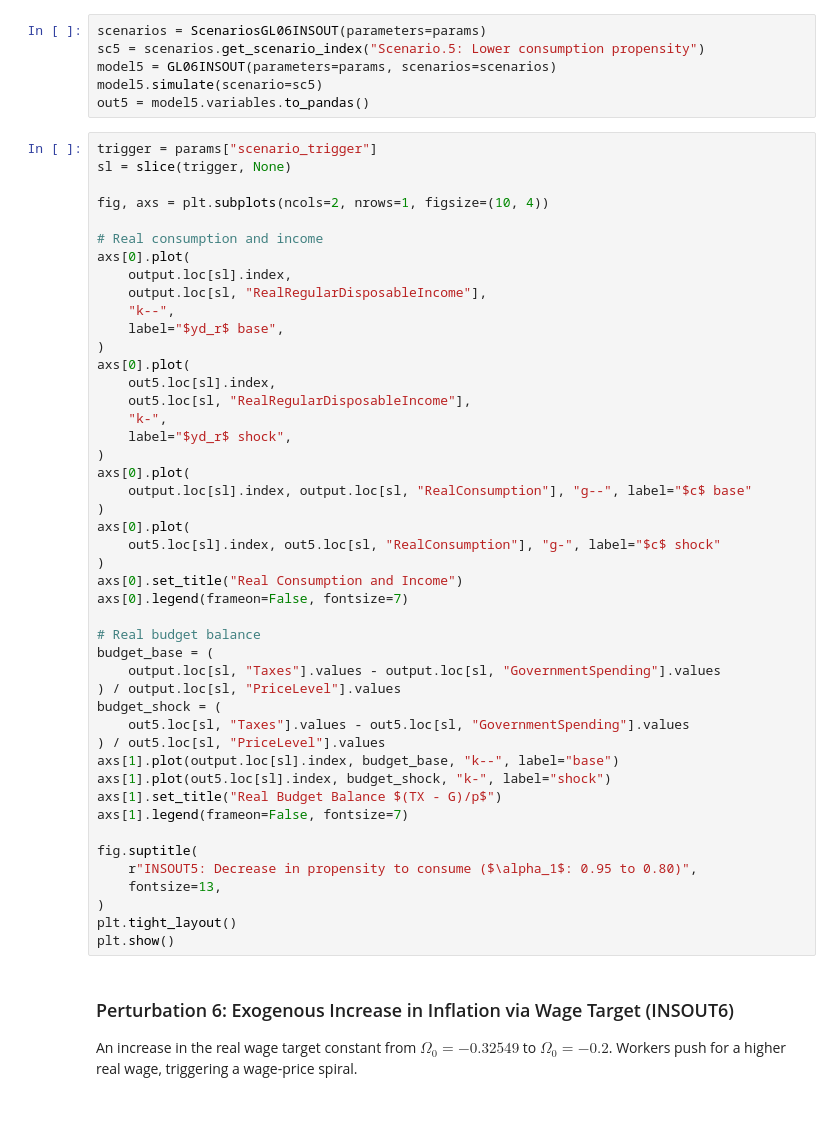
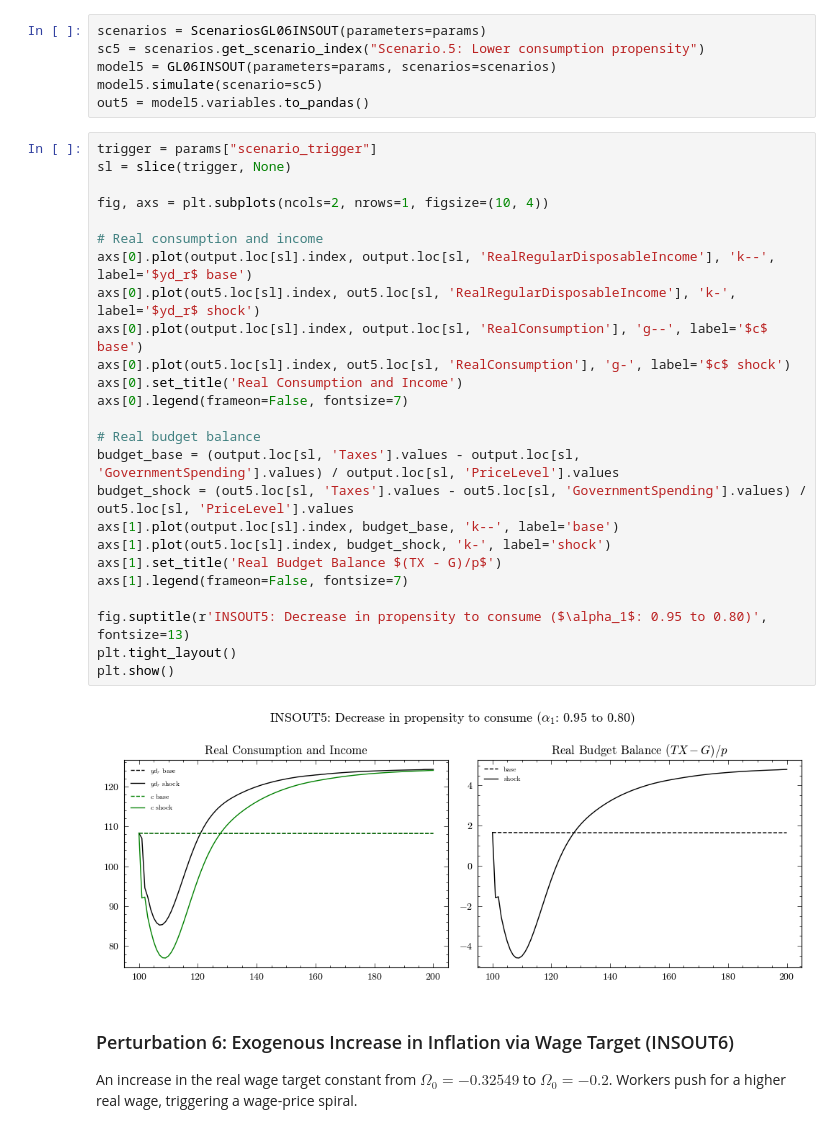
Before and after one commit to KarlNaumann/MacroStat, a Jupyter notebook: docs/models/GL06/GL06INSOUT.ipynb, the cells around one changed output. Cells and saved outputs as stored; diff of their text form.

```diff
--- a/docs/models/GL06/GL06INSOUT.ipynb
+++ b/docs/models/GL06/GL06INSOUT.ipynb
@@ -966,49 +776,30 @@ out5 = model5.variables.to_pandas()
 # %%
 trigger = params["scenario_trigger"]
 sl = slice(trigger, None)
 
 fig, axs = plt.subplots(ncols=2, nrows=1, figsize=(10, 4))
 
 # Real consumption and income
-axs[0].plot(
-    output.loc[sl].index,
-    output.loc[sl, "RealRegularDisposableIncome"],
-    "k--",
-    label="$yd_r$ base",
-)
-axs[0].plot(
-    out5.loc[sl].index,
-    out5.loc[sl, "RealRegularDisposableIncome"],
-    "k-",
-    label="$yd_r$ shock",
-)
-axs[0].plot(
-    output.loc[sl].index, output.loc[sl, "RealConsumption"], "g--", label="$c$ base"
-)
-axs[0].plot(
-    out5.loc[sl].index, out5.loc[sl, "RealConsumption"], "g-", label="$c$ shock"
-)
-axs[0].set_title("Real Consumption and Income")
+axs[0].plot(output.loc[sl].index, output.loc[sl, 'RealRegularDisposableIncome'], 'k--', label='$yd_r$ base')
+axs[0].plot(out5.loc[sl].index, out5.loc[sl, 'RealRegularDisposableIncome'], 'k-', label='$yd_r$ shock')
+axs[0].plot(output.loc[sl].index, output.loc[sl, 'RealConsumption'], 'g--', label='$c$ base')
+axs[0].plot(out5.loc[sl].index, out5.loc[sl, 'RealConsumption'], 'g-', label='$c$ shock')
+axs[0].set_title('Real Consumption and Income')
 axs[0].legend(frameon=False, fontsize=7)
 
 # Real budget balance
-budget_base = (
-    output.loc[sl, "Taxes"].values - output.loc[sl, "GovernmentSpending"].values
-) / output.loc[sl, "PriceLevel"].values
-budget_shock = (
-    out5.loc[sl, "Taxes"].values - out5.loc[sl, "GovernmentSpending"].values
-) / out5.loc[sl, "PriceLevel"].values
-axs[1].plot(output.loc[sl].index, budget_base, "k--", label="base")
-axs[1].plot(out5.loc[sl].index, budget_shock, "k-", label="shock")
-axs[1].set_title("Real Budget Balance $(TX - G)/p$")
+budget_base = (output.loc[sl, 'Taxes'].values - output.loc[sl, 'GovernmentSpending'].values) / output.loc[sl, 'PriceLevel'].values
+budget_shock = (out5.loc[sl, 'Taxes'].values - out5.loc[sl, 'GovernmentSpending'].values) / out5.loc[sl, 'PriceLevel'].values
+axs[1].plot(output.loc[sl].index, budget_base, 'k--', label='base')
+axs[1].plot(out5.loc[sl].index, budget_shock, 'k-', label='shock')
+axs[1].set_title('Real Budget Balance $(TX - G)/p$')
 axs[1].legend(frameon=False, fontsize=7)
 
-fig.suptitle(
-    r"INSOUT5: Decrease in propensity to consume ($\alpha_1$: 0.95 to 0.80)",
-    fontsize=13,
-)
+fig.suptitle(r'INSOUT5: Decrease in propensity to consume ($\alpha_1$: 0.95 to 0.80)', fontsize=13)
 plt.tight_layout()
 plt.show()
+# %% [output]
+[figure, added]
 # %% [markdown]
 ### Perturbation 6: Exogenous Increase in Inflation via Wage Target (INSOUT6)
 
```
Also changed, not shown: parts of 9 cells of this notebook, 1 other file.
